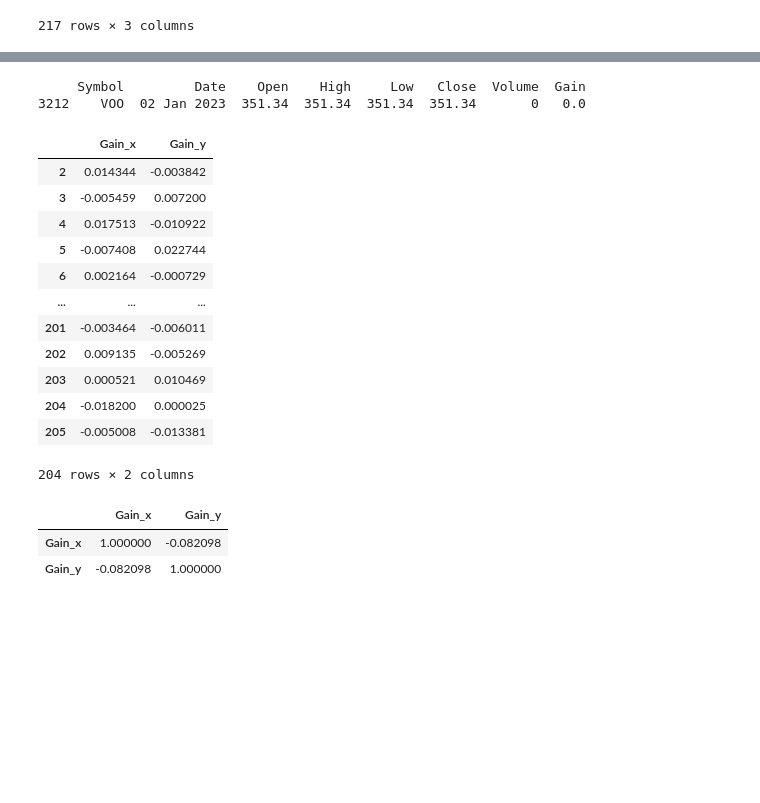
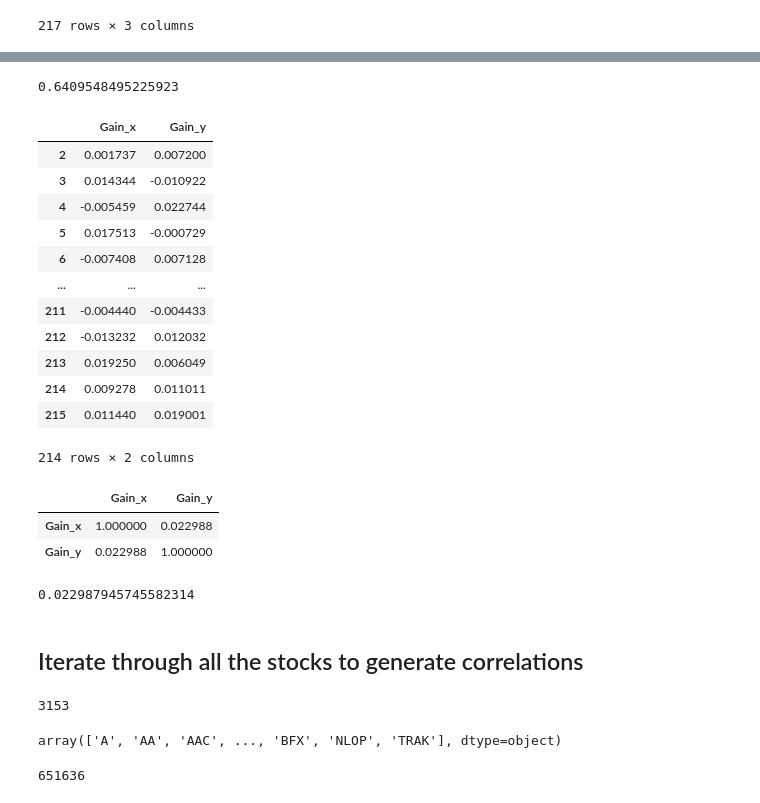
Before and after one commit to kawallac/SP500_Predict, a Jupyter notebook: Data_Analysis.ipynb, the cells around one changed output, grey strips where cells are left out. Saved outputs shown, nothing was run; the diff lists cells and outputs as text; code cells hidden in the pictures; blank space fills up the shorter version.

Commit message:
worked through a single stock, next is to iterate through the stocks

```diff
--- a/Data_Analysis.ipynb
+++ b/Data_Analysis.ipynb
@@ -236,44 +225,69 @@ Name: 3211, dtype: object
-# %%
-# Test to see if data is aligned by date
-print(df_VOO[df_VOO['Date'] == '02 Jan 2023'])
-# %% [output]
-     Symbol         Date    Open    High     Low   Close  Volume  Gain
-3212    VOO  02 Jan 2023  351.34  351.34  351.34  351.34       0   0.0
+# %%
+### Correlation of the stock to VOO, straight (no time shift)
+result_df['Gain_x'].corr(result_df['Gain_y'])
+# %% [output]
+0.6409548495225923
 # %%
 ### Shift VOO
 '''
 Need to shift VOO pc down one. The intent is to have a leading indicator for VOO.
 So performance on the stock the day before predicts the next day on VOO
 '''
 #remove date column
 df1 = result_df.drop(['Date'], axis=1)
 
-# shifting VOO
-df1['Gain_y'] = df1.Gain_y.shift(1,fill_value=0) # Shifting VOO
+# shifting the stock down one to align the stock to next day's VOO value
+df1['Gain_x'] = df1.Gain_x.shift(1,fill_value=0) # Shifting the stock
   # resource https://www.tutorialspoint.com/how-to-shift-a-column-in-a-pandas-dataframe
   # resource https://towardsdatascience.com/all-the-pandas-shift-you-should-know-for-data-analysis-791c1692b5e
 
 # Removing the first two rows and the last
 df2 = df1.drop([0,1,len(df1['Gain_y'])-1])
 df2
 # %% [output]
 |  | Gain_x | Gain_y |
-| 2 | 0.014344 | -0.003842 |
-| 3 | -0.005459 | 0.007200 |
-| 4 | 0.017513 | -0.010922 |
-| 5 | -0.007408 | 0.022744 |
-| 6 | 0.002164 | -0.000729 |
+| 2 | 0.001737 | 0.007200 |
+| 3 | 0.014344 | -0.010922 |
+| 4 | -0.005459 | 0.022744 |
+| 5 | 0.017513 | -0.000729 |
+| 6 | -0.007408 | 0.007128 |
 | ... | ... | ... |
-| 201 | -0.003464 | -0.006011 |
-| 202 | 0.009135 | -0.005269 |
-| 203 | 0.000521 | 0.010469 |
-| 204 | -0.018200 | 0.000025 |
-| 205 | -0.005008 | -0.013381 |
+| 211 | -0.004440 | -0.004433 |
+| 212 | -0.013232 | 0.012032 |
+| 213 | 0.019250 | 0.006049 |
+| 214 | 0.009278 | 0.011011 |
+| 215 | 0.011440 | 0.019001 |
-204 rows × 2 columns
+214 rows × 2 columns
 # %%
 ### Find correlation
 df2.corr(method='pearson')
 # %% [output]
 |  | Gain_x | Gain_y |
-| Gain_x | 1.000000 | -0.082098 |
-| Gain_y | -0.082098 | 1.000000 |
+| Gain_x | 1.000000 | 0.022988 |
+| Gain_y | 0.022988 | 1.000000 |
+# %%
+df2['Gain_x'].corr(df2['Gain_y'], method = 'pearson')
+# %% [output]
+0.022987945745582314
+# %% [markdown]
+## Iterate through all the stocks to generate correlations
+# %%
+df_NYSE['Symbol'].nunique() # Returns an integer: the count of unique values
+    # .unique() Returns an array of all distinct values in the column.
+# %% [output]
+3153
+# %%
+df_NYSE['Symbol'].unique()
+# %% [output]
+array(['A', 'AA', 'AAC', ..., 'BFX', 'NLOP', 'TRAK'], dtype=object)
+# %%
+'''
+.shape returns a tuple: (number_of_rows, number_of_columns)
+So df.shape[0] gives you the row count
+Or df.shape[1] gives you the column count
+
+an alternative would be to use len(df_NYSE)
+'''
+df_NYSE.shape[0]
+# %% [output]
+651636
```
Also changed, not shown: parts of 5 cells of this notebook.
